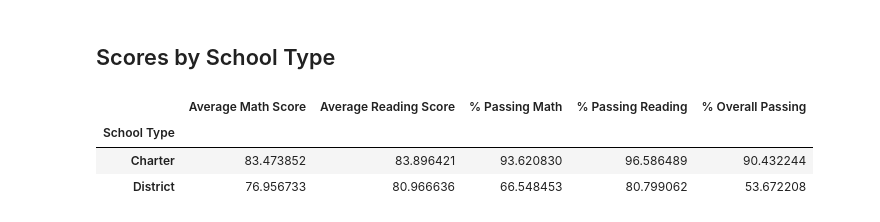
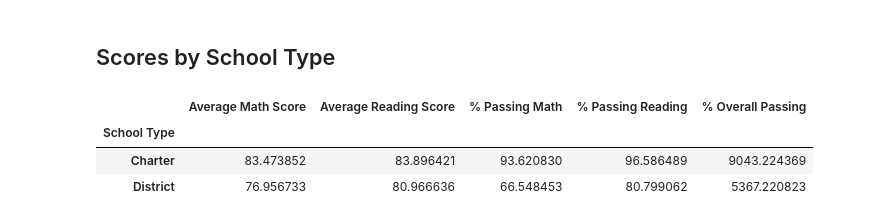
Before and after one commit to LinetOsoro/pandas-challenge, a Jupyter notebook: PyCitySchools_starter.ipynb, the cells around one changed output. Saved outputs shown, nothing was run; the diff lists cells and outputs as text; code cells hidden in the pictures.

```diff
--- a/PyCitySchools_starter.ipynb
+++ b/PyCitySchools_starter.ipynb
@@ -171,5 +230,5 @@ per_school_math
 # %%
 #Calculate the average reading scores per school
-per_school_reading=school_data_complete ["reading_score"].mean()
-per_school_reading
+school_reading=school_data_complete['reading_score'].groupby(school_data_complete['school_name']).mean()
+school_reading
 # %% [output]
@@ -251,6 +326,6 @@ dtype: int64
 # %%
 # Use the provided code to calculate the passing rates
 # Use the provided code to calculate the passing rates
-per_school_passing_math = school_students_passing_math / per_school_counts * 100
-per_school_passing_reading = school_students_passing_reading / per_school_counts * 100
-overall_passing_rate = school_students_passing_math_and_reading / per_school_counts * 100
+school_passing_math = school_students_passing_math / school_count * 100
+school_passing_reading = school_students_passing_reading / school_count * 100
+overall_passing_rate = school_students_passing_math_and_reading / school_count * 100
@@ -259,7 +332,17 @@ NameError: name 'per_school_counts' is not defined
 # %%
 # Create a DataFrame called `per_school_summary` with columns for the calculations above.
-per_school_summary =
-
+per_school_summary = pd.DataFrame({
+    'School Type':school_types,
+    'Total Students':school_count,
+    'Total School Budget':school_budget,
+    'Per Student Budget':capita_budget,
+    'Average Math Score':school_math,
+    'Average Reading Score':school_reading,
+    '% Passing Math':school_students_passing_math/school_count*100,
+    '% Passing Reading': school_students_passing_reading / school_count *100,
+    '% Overall Passing':overall_passing_rate*100
+})
+per_school_summary
 # Formatting
 per_school_summary["Total School Budget"] = per_school_summary["Total School Budget"].map("${:,.2f}".format)
 per_school_summary["Per Student Budget"] = per_school_summary["Per Student Budget"].map("${:,.2f}".format)
@@ -450,7 +554,7 @@ labels = ["Small (<1000)", "Medium (1000-2000)", "Large (2000-5000)"]
 # Categorize the spending based on the bins
 # Use `pd.cut` on the "Total Students" column of the `per_school_summary` DataFrame.
 
-per_school_summary["School Size"] =
+per_school_summary["School Size"] = pd.cut(per_school-size, spending_bins, labels=labels, include_lowest=True)
 per_school_summary
 # %% [output]
 |  | School Type | Total Students | Total School Budget | Per Student Budget | Average Math Score | ... |
@@ -500,12 +610,19 @@ average_percent_passing_reading_by_type = per_school_summary.groupby(["School Ty
 average_percent_overall_passing_by_type = per_school_summary.groupby(["School Type"])["% Overall Passing"].mean()
 # %%
 # Assemble the new data by type into a DataFrame called `type_summary`
-type_summary =
+type_summary = pd.DataFrame({
+    "Average Math Score": average_math_score_by_type,
+    "Average Reading Score": average_reading_score_by_type,
+    "% Passing Math": average_percent_passing_math_by_type,
+    "% Passing Reading": average_percent_passing_reading_by_type,
+    "% Overall Passing": average_percent_overall_passing_by_type
+})
+
 
 # Display results
 type_summary
 # %% [output]
 |  | Average Math Score | Average Reading Score | % Passing Math | % Passing Reading | % Overall Passing |
 | School Type |  |  |  |  |  |
-| Charter | 83.473852 | 83.896421 | 93.620830 | 96.586489 | 90.432244 |
-| District | 76.956733 | 80.966636 | 66.548453 | 80.799062 | 53.672208 |
+| Charter | 83.473852 | 83.896421 | 93.620830 | 96.586489 | 9043.224369 |
+| District | 76.956733 | 80.966636 | 66.548453 | 80.799062 | 5367.220823 |
```
Also changed, not shown: parts of 17 cells of this notebook.
